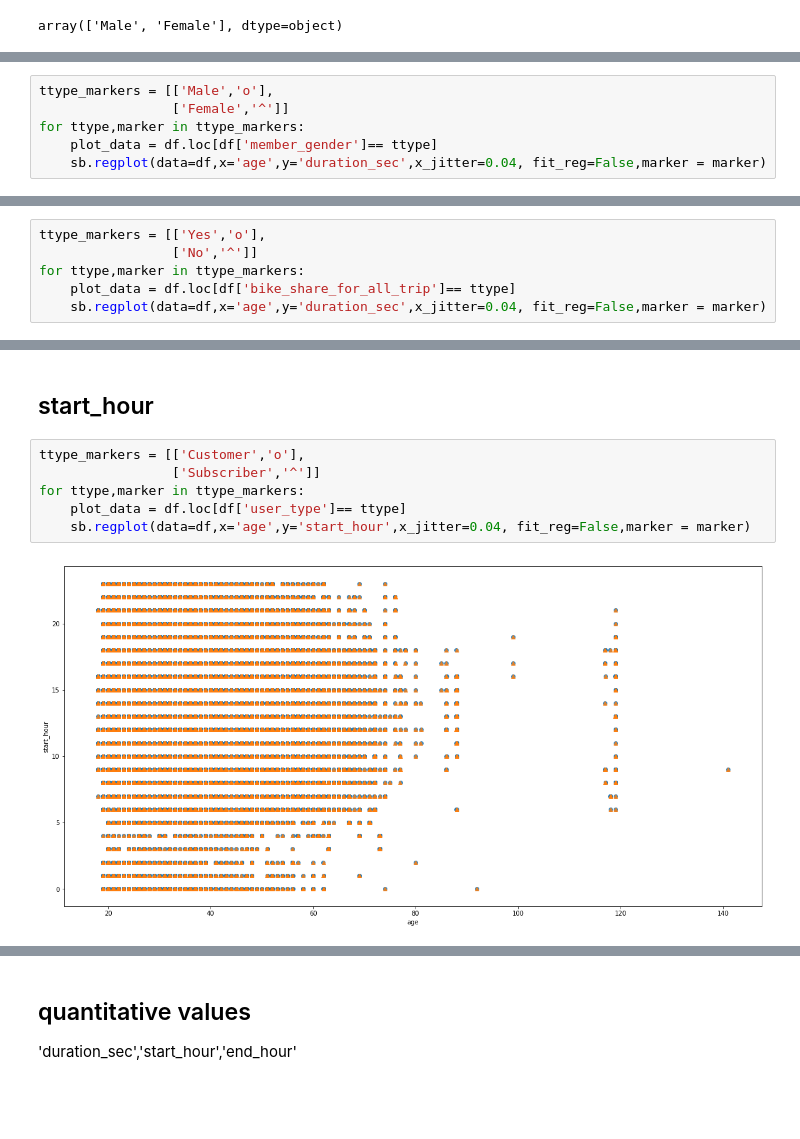
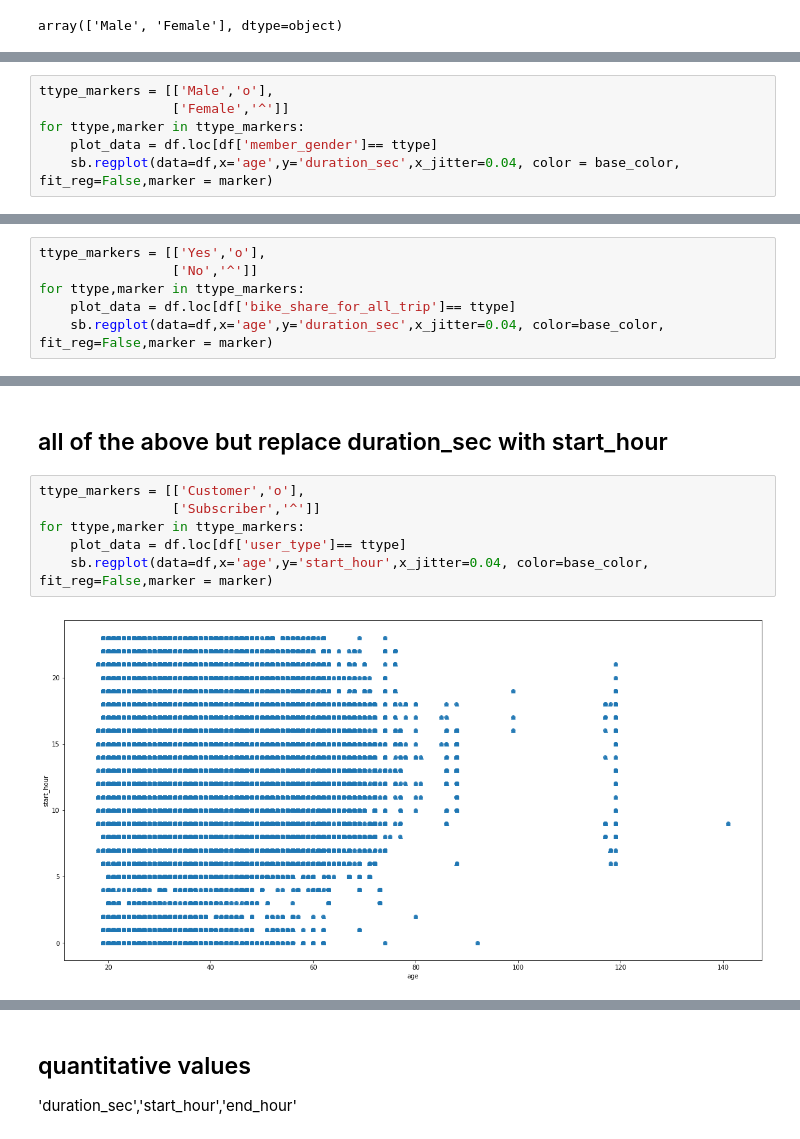
Before and after one commit to MahmoudSwailamAbdallahAtia/ford-go-bike, a Jupyter notebook: Question age.ipynb, the cells around one changed output, grey strips where cells are left out. Saved outputs shown, nothing was run; the diff lists cells and outputs as text; blank space fills up the shorter version.

```diff
--- a/Question age.ipynb
+++ b/Question age.ipynb
@@ -908,5 +838,5 @@ ttype_markers = [['Male','o'],
                  ['Female','^']]
 for ttype,marker in ttype_markers:
     plot_data = df.loc[df['member_gender']== ttype]
-    sb.regplot(data=df,x='age',y='duration_sec',x_jitter=0.04, fit_reg=False,marker = marker)
+    sb.regplot(data=df,x='age',y='duration_sec',x_jitter=0.04, color = base_color, fit_reg=False,marker = marker)
 # %% [output]
@@ -916,5 +848,5 @@ ttype_markers = [['Yes','o'],
                  ['No','^']]
 for ttype,marker in ttype_markers:
     plot_data = df.loc[df['bike_share_for_all_trip']== ttype]
-    sb.regplot(data=df,x='age',y='duration_sec',x_jitter=0.04, fit_reg=False,marker = marker)
+    sb.regplot(data=df,x='age',y='duration_sec',x_jitter=0.04, color=base_color,  fit_reg=False,marker = marker)
 # %% [output]
@@ -922,13 +854,13 @@ for ttype,marker in ttype_markers:
-# %% [markdown]
-## start_hour
+# %% [markdown]
+## all of the above but replace duration_sec with start_hour
 # %%
 ttype_markers = [['Customer','o'],
                  ['Subscriber','^']]
 for ttype,marker in ttype_markers:
     plot_data = df.loc[df['user_type']== ttype]
-    sb.regplot(data=df,x='age',y='start_hour',x_jitter=0.04, fit_reg=False,marker = marker)
+    sb.regplot(data=df,x='age',y='start_hour',x_jitter=0.04, color=base_color, fit_reg=False,marker = marker)
 # %% [output]
-[figure, old version]
+[figure, new version]
 # %%
 ttype_markers = [['Male','o'],
                  ['Female','^']]
```
Also changed, not shown: parts of 149 cells of this notebook, 4 other files.
